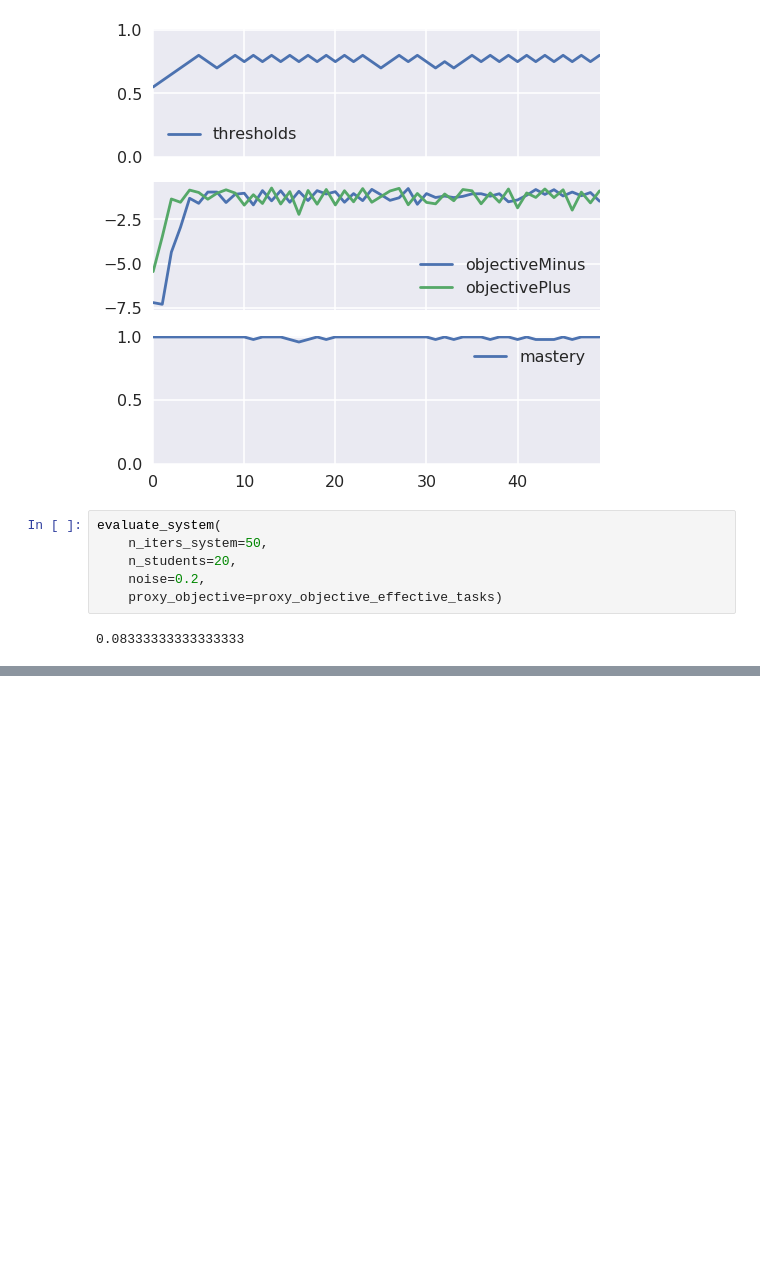
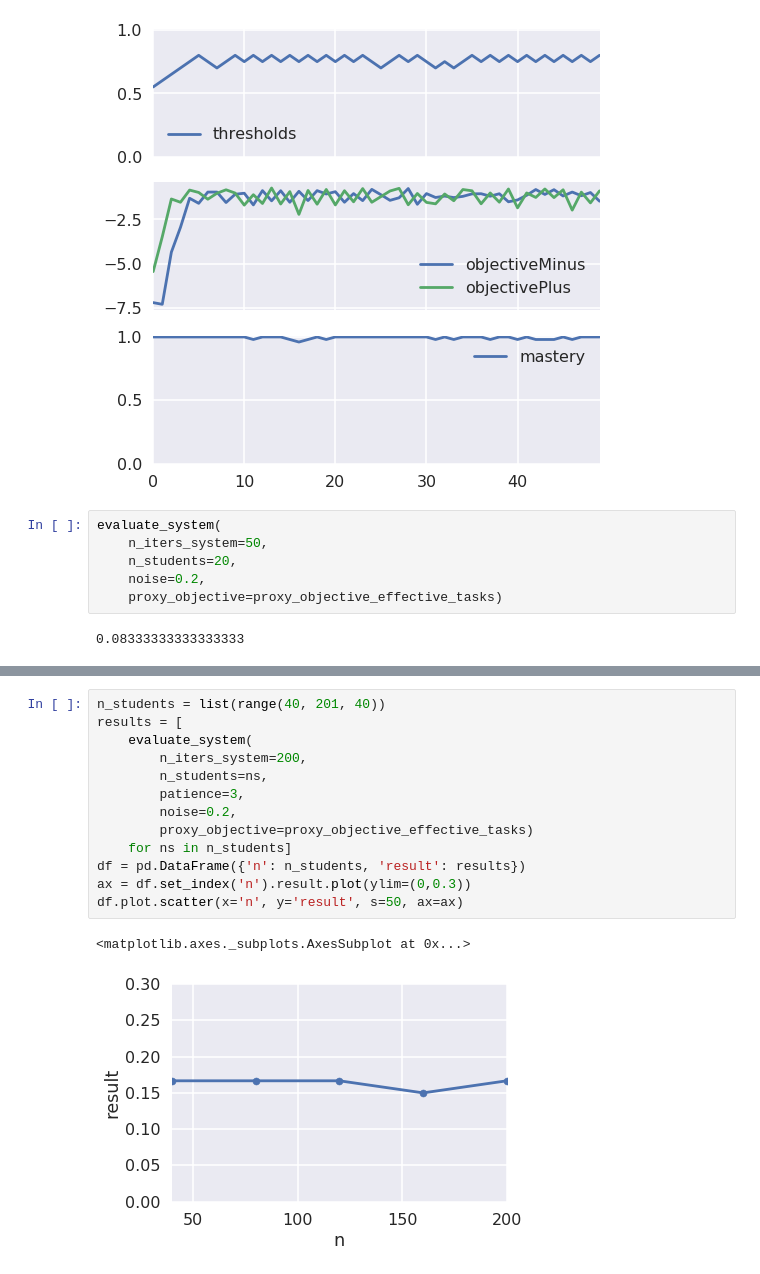
Before and after one commit to effa/iv109, a Jupyter notebook: 2018-05-17.ipynb, the cells around one changed output, grey strips where cells are left out. Drawn from its saved outputs; the diff is of its cells as text; blank space fills up the shorter version.

```diff
--- a/2018-05-17.ipynb
+++ b/2018-05-17.ipynb
@@ -82,0 +92,16 @@ df.result.plot()
+# %%
+n_students = list(range(40, 201, 40))
+results = [
+    evaluate_system(
+        n_iters_system=200,
+        n_students=ns,
+        patience=3,
+        noise=0.2,
+        proxy_objective=proxy_objective_effective_tasks)
+    for ns in n_students]
+df = pd.DataFrame({'n': n_students, 'result': results})
+ax = df.set_index('n').result.plot(ylim=(0,0.3))
+df.plot.scatter(x='n', y='result', s=50, ax=ax)
+# %% [output]
+<matplotlib.axes._subplots.AxesSubplot at 0x...>
+[figure, added]
```
Also changed, not shown: parts of 6 cells of this notebook, 3 other files.
